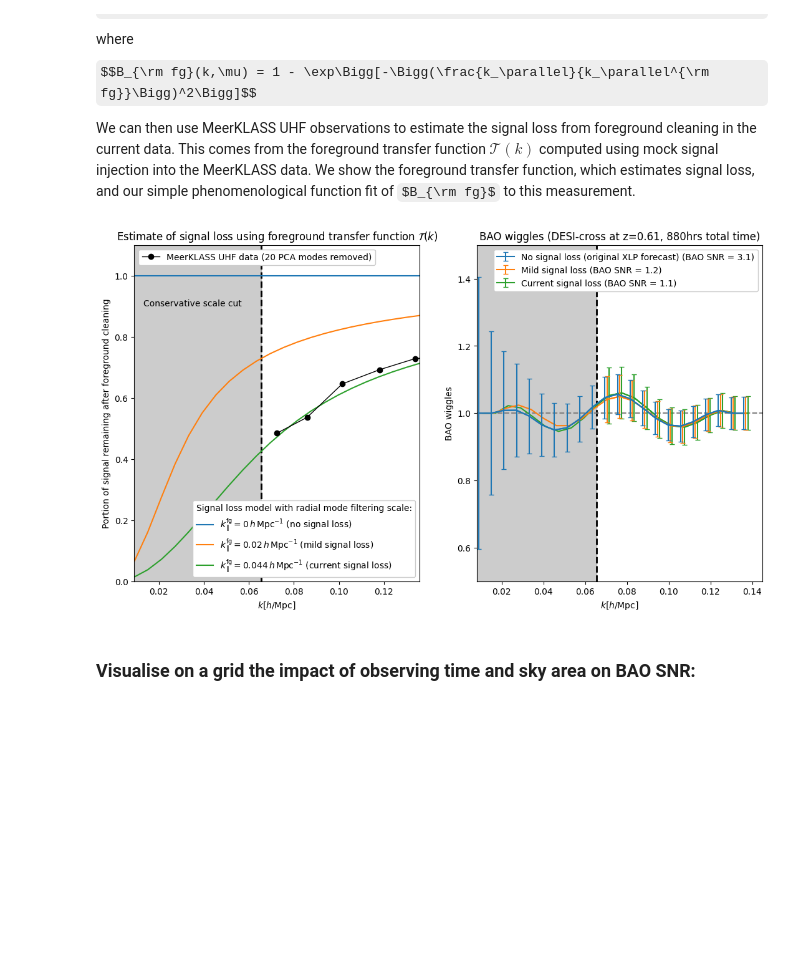
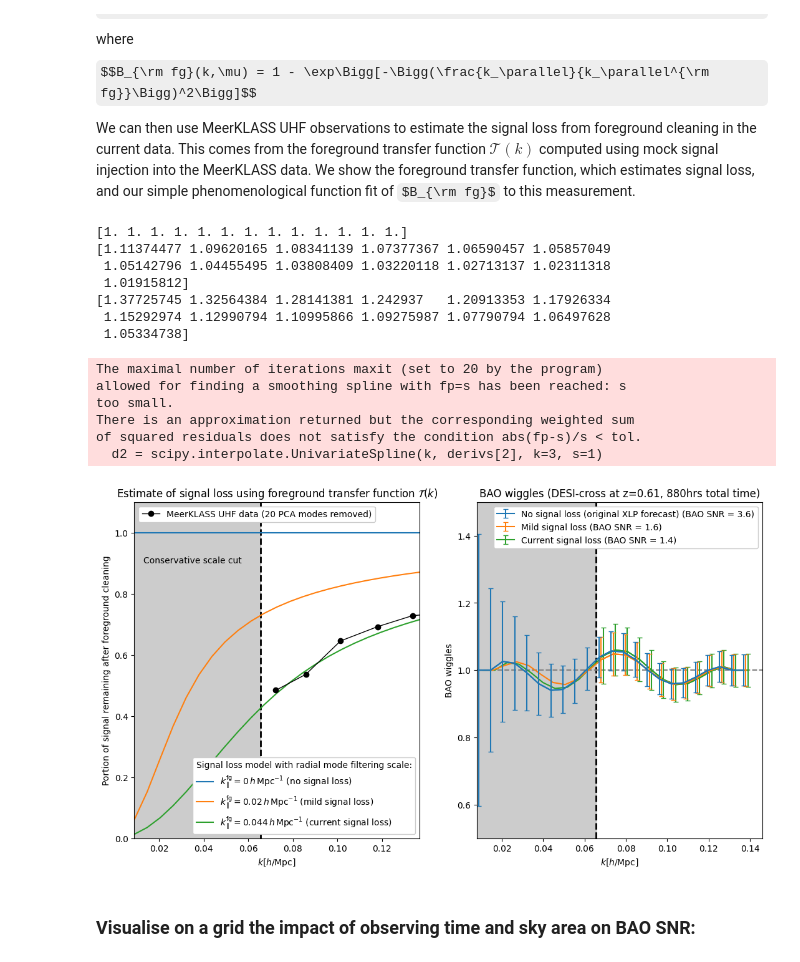
Before and after one commit to meerklass/MeerFish, a Jupyter notebook: XLPreport/BAO_forecasting.ipynb, the cells around one changed output. Saved outputs shown, nothing was run; the diff lists cells and outputs as text; code cells hidden in the pictures; some formulas as TeX source; blank space fills up the shorter version.

```diff
--- a/XLPreport/BAO_forecasting.ipynb
+++ b/XLPreport/BAO_forecasting.ipynb
@@ -83,7 +83,7 @@ for i in range(len(t_add)):
         sys.stdout.write(f"\r{i}, {j}")
         sys.stdout.flush()
 
-        A_skyX = A_skys[i] * 3/4
+        A_skyX = A_skys[i] #* 3/4
         if A_skyX>3000: A_skyX = 3000
         if zs[j]<=0.8: Survey2_arg_j = 'DESI_LRG' # DESI LRG galaxies
         if zs[j]>0.8: Survey2_arg_j = 'DESI_ELG' # DESI ELG galaxies
@@ -138,7 +138,7 @@ display(Markdown(table))
 
 ### Cross-correlation:
 display(Markdown(f"## Cross-correlation (with DESI):"))
-display(Markdown(f"Assumes maximum 75% of MeerKLASS area overlaps with DESI footprint, up to a maximum of 3,000deg$^2$ overlap. Hence diminishing increases are reached once all possible overlap has been observed."))
+display(Markdown(f"Assumes maximum 100% of MeerKLASS area overlaps with DESI footprint, up to a maximum of 3,000deg$^2$ overlap. Hence diminishing increases are reached once all possible overlap has been observed."))
 table = f"""
 | Year | Obs. time [h] | Total area [deg$^2$] | BAO SNR z={zs[0]} | z={zs[1]} | z={zs[2]} | z={zs[3]} | Combined |
 |:----:|:-------------:|:--------------------:|:----------------:|:--------:|:--------:|:--------:|:--------:|
@@ -195,7 +188,7 @@ print('HI auto, with intra-patch calibration ( Area =',A_skys[row],') ( z =',zs[
 t_obs = t_obss[row] # 3rd row of table
 t_obs *= (1-f_tobsloss) # apply observation time losses
 A_sky = A_skys[row] # 3rd row of table
-A_skyX = A_skys[row] * 3/4
+A_skyX = A_skys[row] #* 3/4
 if A_skyX>3000: A_skyX = 3000
 
 N_patch = int(A_sky/200) # total sky split into N 200 deg2 patches
@@ -285,34 +278,51 @@ for i in range(len(k_fgs)):
     P_X = model.P_ell(0,k,Pmod,cosmopars,surveypars,nuispars,'X')
     P_err = model.sigma_ell_error(0,k,Pmod,cosmopars,surveypars,nuispars,'X')
     P_smooth,f_BAO_HI_wb = model.Pk_noBAO(P_X,k)
     if k_fgs[i]==0:
         k_wcuts = k
     else:
         k_wcuts = k[k>kcut]
     F = fisher.Matrix_ell(theta_ids,k_wcuts,Pmod,cosmopars,surveypars,nuispars,ells,tracer='X')
     C = fisher.FisherInverse(F)
     SNR_BAO = 1/np.sqrt(C[-1][-1])
     if i>0: ax2.errorbar(k[k>kcut]+i*0.001,P_X[k>kcut]/P_smooth[k>kcut],P_err[k>kcut]/P_smooth[k>kcut],label=labels[i] + ' (BAO SNR = %s)'%np.round(SNR_BAO,1),zorder=10-i,capsize=3,color=colors[i])
     else: ax2.errorbar(k+i*0.001,P_X/P_smooth,P_err/P_smooth,label=labels[i] + ' (BAO SNR = %s)'%np.round(SNR_BAO,1),zorder=10-i,capsize=3,color=colors[i])
     ax2.plot(k+i*0.001,P_X/P_smooth,zorder=10-i,color=colors[i])
 
+    if i==0: Perr_orig = P_err/P_smooth
+    print( (P_err[k>kcut]/P_smooth[k>kcut]) / Perr_orig[k>kcut] )
+
+
 ax2.axvspan(0,kcut,color='gray',alpha=0.4,zorder=-11)
 ax2.axvline(kcut,color='black',ls='--',lw=2,zorder=-10)
 ax2.axhline(1,color='gray',ls='--')
 ax2.set_xlabel(r'$k [h/{\rm Mpc}]$')
 ax2.set_ylabel(r'BAO wiggles')
 ax2.set_title('BAO wiggles (DESI-cross at z=%s, %shrs total time)'%(z,t_obss[row]))
 ax2.set_ylim(0.5,1.5)
 ax2.set_xlim(left=0.9*k[0])
 leg2 = ax2.legend(framealpha=1)
 leg2.set_zorder(20)
 for spine in ax2.spines.values():
     spine.set_zorder(100)
 plt.savefig('plots/BAO_wiggles_signalloss.pdf')
 plt.savefig('plots/BAO_wiggles_signalloss.png',bbox_inches='tight')
 plt.show()
 # %% [output]
+[1. 1. 1. 1. 1. 1. 1. 1. 1. 1. 1. 1. 1.]
+[1.11374477 1.09620165 1.08341139 1.07377367 1.06590457 1.05857049
+ 1.05142796 1.04455495 1.03808409 1.03220118 1.02713137 1.02311318
+ 1.01915812]
+[1.37725745 1.32564384 1.28141381 1.242937   1.20913353 1.17926334
+ 1.15292974 1.12990794 1.10995866 1.09275987 1.07790794 1.06497628
+ 1.05334738]
+The maximal number of iterations maxit (set to 20 by the program)
+allowed for finding a smoothing spline with fp=s has been reached: s
+too small.
+There is an approximation returned but the corresponding weighted sum
+of squared residuals does not satisfy the condition abs(fp-s)/s < tol.
+  d2 = scipy.interpolate.UnivariateSpline(k, derivs[2], k=3, s=1)
-[figure, old version]
+[figure, new version]
 # %% [markdown]
 ### Visualise on a grid the impact of observing time and sky area on BAO SNR:
 # %%
```
Also changed, not shown: parts of 1 cell of this notebook.
